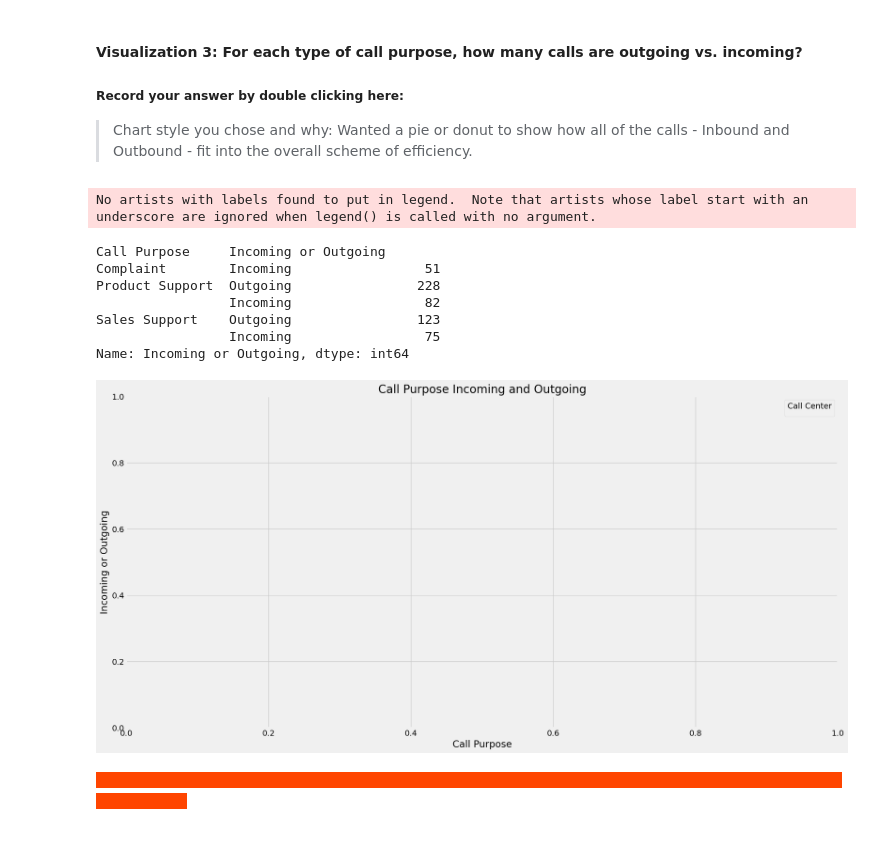
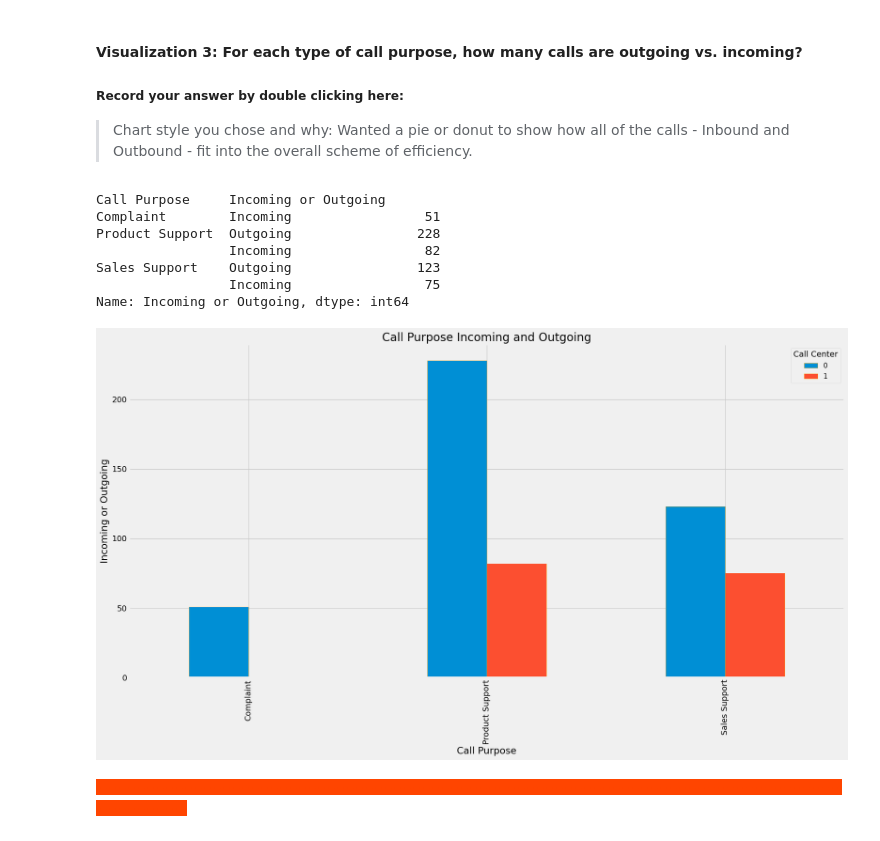
Before and after one commit to Hockeystyx/call-center-cleanup-assignment, a Jupyter notebook: Call_Center_Cleanup.ipynb, the cells around one changed output. Saved outputs shown, nothing was run; the diff lists cells and outputs as text; code cells hidden in the pictures.

```diff
--- a/Call_Center_Cleanup.ipynb
+++ b/Call_Center_Cleanup.ipynb
@@ -825,39 +827,47 @@ plt.show()
 # %%
 # Create visualization 3 here:
 # The three dictionaries, complaints, sales_support, and product_support, have the information you need
 
 purpose_group = df_keys.groupby('Call Purpose')
 call_purpose = ['Complaint', 'Product Support', 'Sales Support']
 purpose_counts = purpose_group['Incoming or Outgoing'].value_counts()
 print(purpose_counts)
 
 complaints = purpose_counts['Complaint'].to_dict()
 sales_support = purpose_counts['Sales Support'].to_dict()
 product_support = purpose_counts['Product Support'].to_dict()
 
 #Your Code Here:
-newdf = pd.DataFrame.from_dict(purpose_counts)  # <- passed dict to new dataframe...
+
+data = {
+    'Complaint':[51, 0],
+    'Product Support':[228, 82],
+    'Sales Support':[123, 75],
+}
+
+#newdf = pd.DataFrame.from_dict(purpose_counts)  # <- passed dict to new dataframe...
 #ax = purpose_group[purpose_counts].plot.bar(edgecolor = 'white', color='orange')
-newdf.plot.bar(ax=ax, edgecolor = 'orange')
+
+data2 = pd.DataFrame(data).T
+data2.plot.bar(edgecolor = 'orange')
 plt.title('Call Purpose Incoming and Outgoing', color = 'black')
 plt.xticks(color='black')
 plt.yticks(color='black')
-plt.xlabel('Call Purpose', color="black")
+plt.xlabel('Call Purpose', color='black')
 plt.ylabel('Incoming or Outgoing', color='black')
-plt.legend(title="Call Center", fontsize = 12)
+plt.legend(title='Call Center', fontsize = 12)
 plt.savefig('grouped_bar_IncomingOutgoing.png')
 
 plt.show()
 # %% [output]
-No artists with labels found to put in legend.  Note that artists whose label start with an underscore are ignored when legend() is called with no argument.
+Call Purpose     Incoming or Outgoing
+Complaint        Incoming                 51
+Product Support  Outgoing                228
+                 Incoming                 82
+Sales Support    Outgoing                123
+                 Incoming                 75
+Name: Incoming or Outgoing, dtype: int64
-Call Purpose     Incoming or Outgoing
-Complaint        Incoming                 51
-Product Support  Outgoing                228
-                 Incoming                 82
-Sales Support    Outgoing                123
-                 Incoming                 75
-Name: Incoming or Outgoing, dtype: int64
-[figure, old version]
+[figure, new version]
 # %% [markdown]
 <span style="background-color:orangered; color:orangered;">- - - - - - - - - - - - - - - - - - - - - - - - - - - - - - - - - - - - - - - - - - - - - - - - - - - - - - - - - - - - - - - - - - - - - - - - - - - - - - - - - - - - - - - - -</span>
 # %% [markdown]
```
Also changed, not shown: parts of 3 cells of this notebook, 1 other file.
